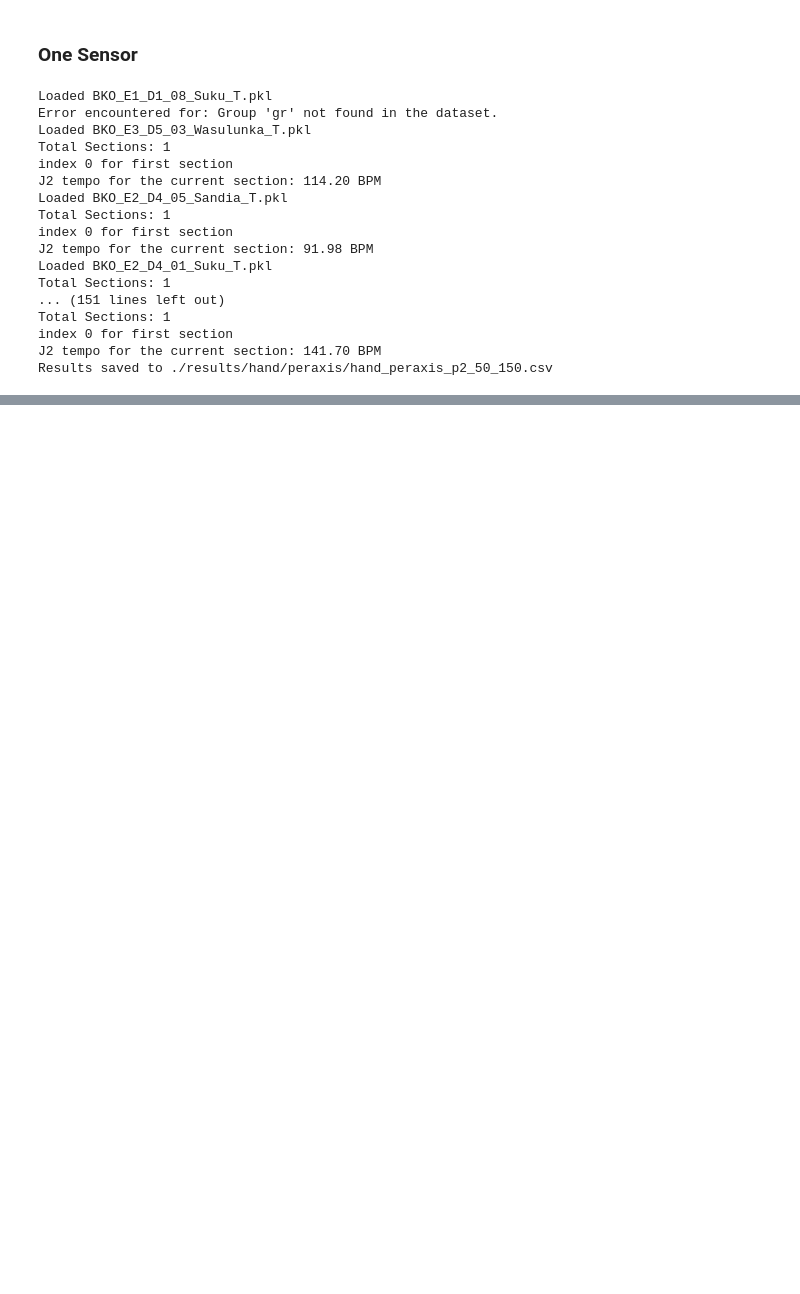
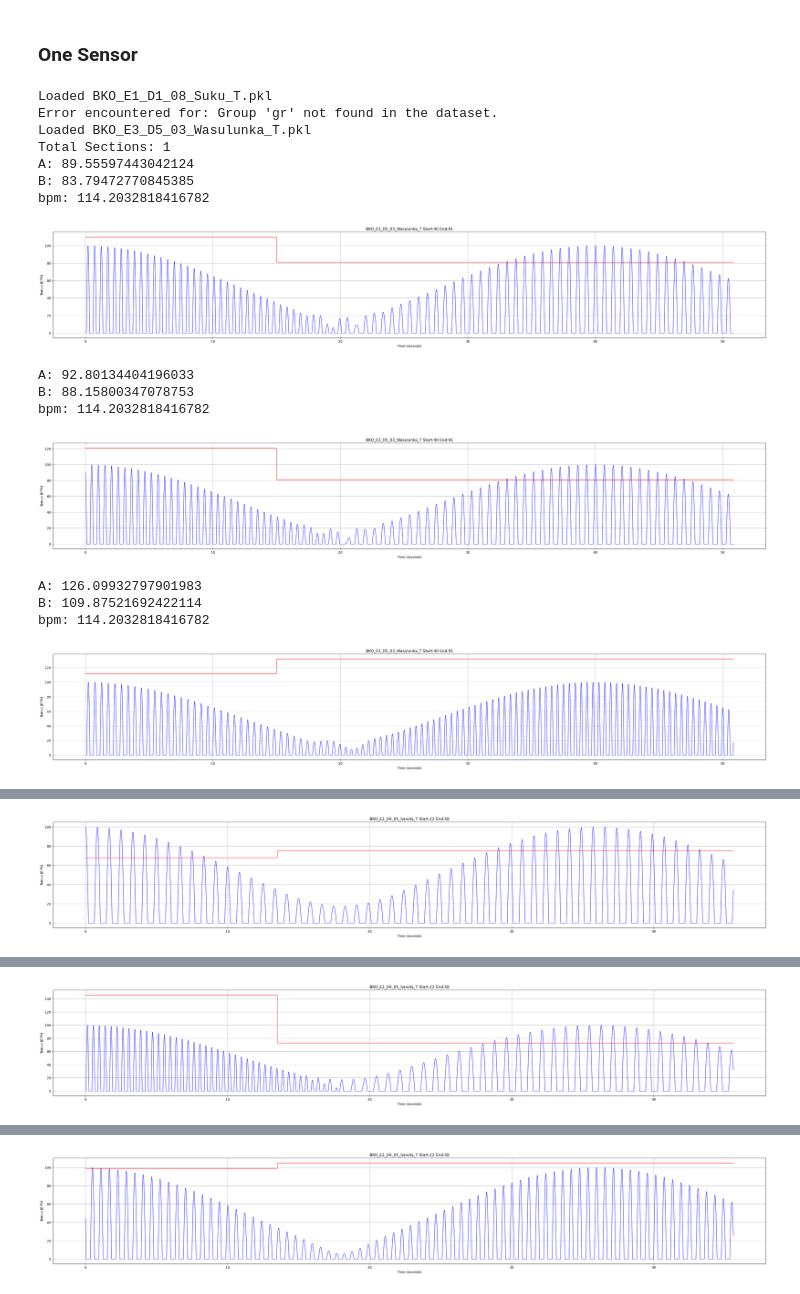
Before and after one commit to sagar0dutta/dance_tempo_estimation, a Jupyter notebook: tempo_estimation_velocity_1S_perAxis.ipynb, the cells around one changed output, grey strips where cells are left out. Cells and saved outputs as stored; diff of their text form; code cells hidden in the pictures; blank space fills up the shorter version.

```diff
--- a/tempo_estimation_velocity_1S_perAxis.ipynb
+++ b/tempo_estimation_velocity_1S_perAxis.ipynb
@@ -40,7 +40,7 @@ result = {
     "Z_b": [],
 }
 
-for filename in pkl_filelist:
+for idx, filename in enumerate(pkl_filelist):
 
     filename = filename.replace("_Dancers.csv", "_T.mvnx")
     piece_name = os.path.basename(filename).split(".")[0]
@@ -53,16 +53,16 @@ for filename in pkl_filelist:
 
 
     duration = int(end_t-start_t)
-    w_sec = int(duration/2)
-    h_sec = int(w_sec/2)
+    w_sec = int(duration)
+    h_sec = int(w_sec*0.8)
 
     mocap_fps = 240
     window_size = int(240*w_sec)
     hop_size = int(240*h_sec)
     tempi_range = np.arange(50,150,1)
 
-    sensorA_velocity = motion_data['velocity']["SEGMENT_LEFT_HAND"]         # [start_f:end_f]
-    sensorA_position = motion_data['position']["SEGMENT_LEFT_HAND"]
+    sensorA_velocity = motion_data['velocity']["SEGMENT_LEFT_FOOT"][start_f:end_f, :]
+    sensorA_position = motion_data['position']["SEGMENT_LEFT_FOOT"][start_f:end_f, :]
 
     sensorA_velocity_norm = z_score_normalize(sensorA_velocity)
     sensorA_position_norm = z_score_normalize(sensorA_position)
@@ -75,10 +75,10 @@ for filename in pkl_filelist:
     time_axis = np.arange(novelty_length)/mocap_fps
     # ax = 2
     for ax in range(3):
-        sensorA_vel = sensorA_velocity_norm[:,ax].reshape(-1,1)
-        sensorA_pos = sensorA_positionde[:,ax].reshape(-1,1)
+        sensorA_vel = sensorA_velocity_norm[:, ax].reshape(-1,1)
+        sensorA_pos = sensorA_positionde[:, ax].reshape(-1,1)
 
-        mode = "p2"
+        mode = "zero_uni"
         tempo_json_one_sensor = main_one_sensor_peraxis(sensorA_vel, sensorA_pos,
                                                         mocap_fps, window_size, hop_size, tempi_range,
                                                         distance_threshold=0.1, T_filter=0.25, vel_thres = 0.05,
@@ -87,7 +87,7 @@ for filename in pkl_filelist:
         # sensor_abs_vel = tempo_json_one_sensor["sensor_abs_vel"]
         # sensor_dir_onsets = tempo_json_one_sensor["sensor_dir_change_onsets"]
         # sensor_dir_onsets_f = tempo_json_one_sensor["sensor_dir_change_onsets_f"]
-        # sensor_onsets = tempo_json_one_sensor["sensor_onsets"]
+        sensor_onsets = tempo_json_one_sensor["sensor_onsets"]
 
         # tempogram_ab = tempo_json_one_sensor["tempogram_ab"]
         # time_axis_seconds = tempo_json_one_sensor["time_axis_seconds"]
@@ -99,61 +99,76 @@ for filename in pkl_filelist:
         # Max method
         Aestimated_beat_pulse = tempo_data_maxmethod["estimated_beat_pulse"]
         Atempo_curve = tempo_data_maxmethod["tempo_curve"]
+        bpmA_arr = tempo_data_maxmethod["bpm_arr"]
         # Atempo_curve_time_axis = tempo_data_maxmethod["tempo_curve_time_axis"]
         # Aglobal_tempo_bpm = tempo_data_maxmethod["global_tempo_bpm"]
 
         # Weighted method
         Bestimated_beat_pulse = tempo_data_weightedkernel["estimated_beat_pulse"]
         Btempo_curve = tempo_data_weightedkernel["tempo_curve"]
+        bpmB_arr = tempo_data_weightedkernel["bpm_array"]
         # Btempo_curve_time_axis = tempo_data_weightedkernel["tempo_curve_time_axis"]
         # Bglobal_tempo_bpm = tempo_data_weightedkernel["global_tempo_bpm"]
 
         # combined_axis_onsets = np.sum(sensor_dir_onsets, axis=1)     # combine the onsets from 3 axes
         # combined_axis_onsets = np.where(combined_axis_onsets > 0, 1,0)
         # combined_axis_onsets = filter_dir_onsets_by_threshold(combined_axis_onsets.reshape(-1,1), threshold_s= 0.25)
         # combined_axis_onsets = combined_axis_onsets.flatten()   # Binary onsets
 
         # dance_onset, estimated_beat_onset, drum_ref, dance_onset_iois, estimated_beats_iois = data_handler.onsets_for_plotting(sensor_dir_onsets_f, Aestimated_beat_pulse, novelty_length)
         # dance_bpm = data_handler.calc_tempo_from_onsets(dance_onset)
 
-        # print("A:", np.average(Atempo_curve[start_f:end_f]))
-        # print("B:", np.average(Btempo_curve[start_f:end_f]))
-        # print("bpm:", bpm)
 
-        tempo_A = np.round(np.average(Atempo_curve[start_f:end_f]), 2)  # Average over the desired frame range
-        tempo_B = np.round(np.average(Btempo_curve[start_f:end_f]), 2)
+        tempo_A = np.round(np.average(bpmA_arr), 2)
+        tempo_B = np.round(np.average(bpmB_arr), 2)
 
         if ax == 0:
             result["piece"].append(piece_name)
             result["bpm"].append(np.round(bpm,2))
             result["X_a"].append(tempo_A)
             result["X_b"].append(tempo_B)
         elif ax == 1:
             result["Y_a"].append(tempo_A)
             result["Y_b"].append(tempo_B)
         elif ax == 2:
             result["Z_a"].append(tempo_A)
             result["Z_b"].append(tempo_B)
 
-results_df = pd.DataFrame(result)
-csv_filename = f"./results/hand/peraxis/hand_peraxis_{mode}_50_150.csv"
-results_df.to_csv(csv_filename, index=False)
-print(f"Results saved to {csv_filename}")
+        print("A:", tempo_A)                           # [start_f:end_f]
+        print("B:", tempo_B)
+        print("bpm:", bpm)
+
+        plt.figure(figsize=(40, 6), dpi=200)
+        plt.plot(time_axis,100*Aestimated_beat_pulse, linewidth=1, color = 'b')
+        plt.plot(time_axis, Atempo_curve, linewidth=1, color = 'r')        # [start_f:end_f]
+        # plt.plot(100*sensor_onsets.flatten(), linewidth=1, color = 'r')
+        plt.xlabel('Time (seconds)')
+        plt.ylabel('Tempo (BPM)')
+        plt.title(f'{piece_name} Start:{round(start_t)} End:{round(end_t)}')
+        plt.grid(True)
+        plt.show()
+
+    if idx == 3:
+        break
+
+# results_df = pd.DataFrame(result)
+# csv_filename = f"./results/log01/hand/peraxis/hand_peraxis_{mode}_50_150.csv"
+# results_df.to_csv(csv_filename, index=False)
+# print(f"Results saved to {csv_filename}")
 # %% [output]
 Loaded BKO_E1_D1_08_Suku_T.pkl
 Error encountered for: Group 'gr' not found in the dataset.
 Loaded BKO_E3_D5_03_Wasulunka_T.pkl
 Total Sections: 1
-index 0 for first section
-J2 tempo for the current section: 114.20 BPM
-Loaded BKO_E2_D4_05_Sandia_T.pkl
-Total Sections: 1
-index 0 for first section
-J2 tempo for the current section: 91.98 BPM
-Loaded BKO_E2_D4_01_Suku_T.pkl
-Total Sections: 1
-... (151 lines left out)
-Total Sections: 1
-index 0 for first section
-J2 tempo for the current section: 141.70 BPM
-Results saved to ./results/hand/peraxis/hand_peraxis_p2_50_150.csv
+A: 89.55597443042124
+B: 83.79472770845385
+bpm: 114.2032818416782
+[figure, added]
+A: 92.80134404196033
+B: 88.15800347078753
+bpm: 114.2032818416782
+[figure, added]
+A: 126.09932797901983
+B: 109.87521692422114
+bpm: 114.2032818416782
+[figure, added]
@@ -159,0 +180 @@ Results saved to ./results/hand/peraxis/hand_peraxis_p2_50_150.csv
+[figure, added]
@@ -159,0 +184 @@ Results saved to ./results/hand/peraxis/hand_peraxis_p2_50_150.csv
+[figure, added]
@@ -159,0 +188 @@ Results saved to ./results/hand/peraxis/hand_peraxis_p2_50_150.csv
+[figure, added]
```
Also changed, not shown: parts of 6 cells of this notebook, 5 other files.
